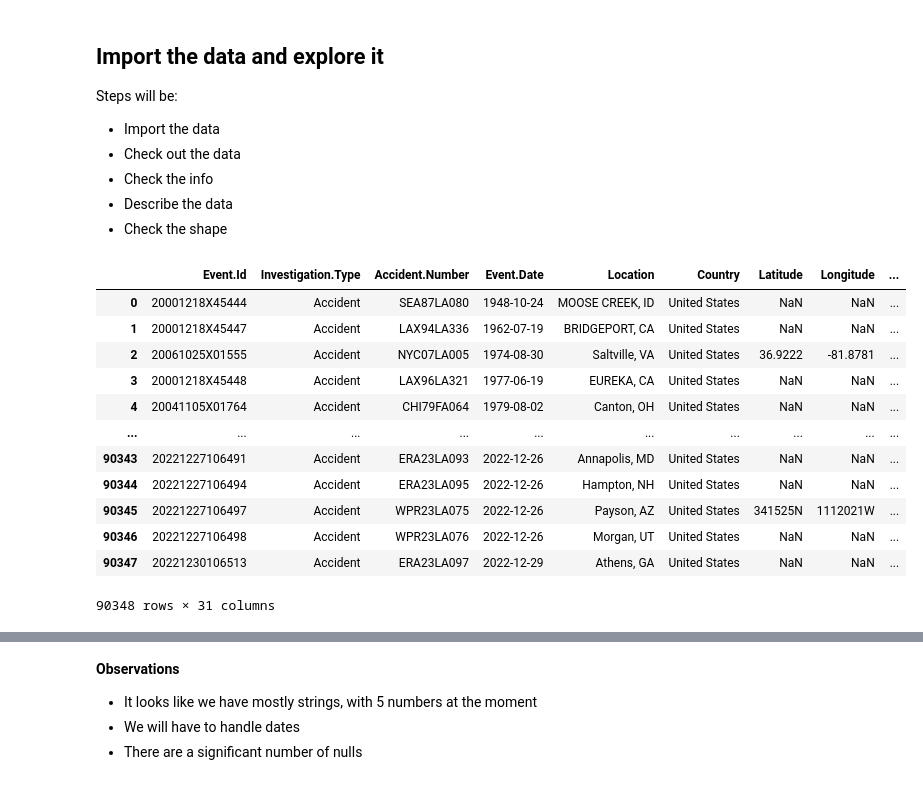
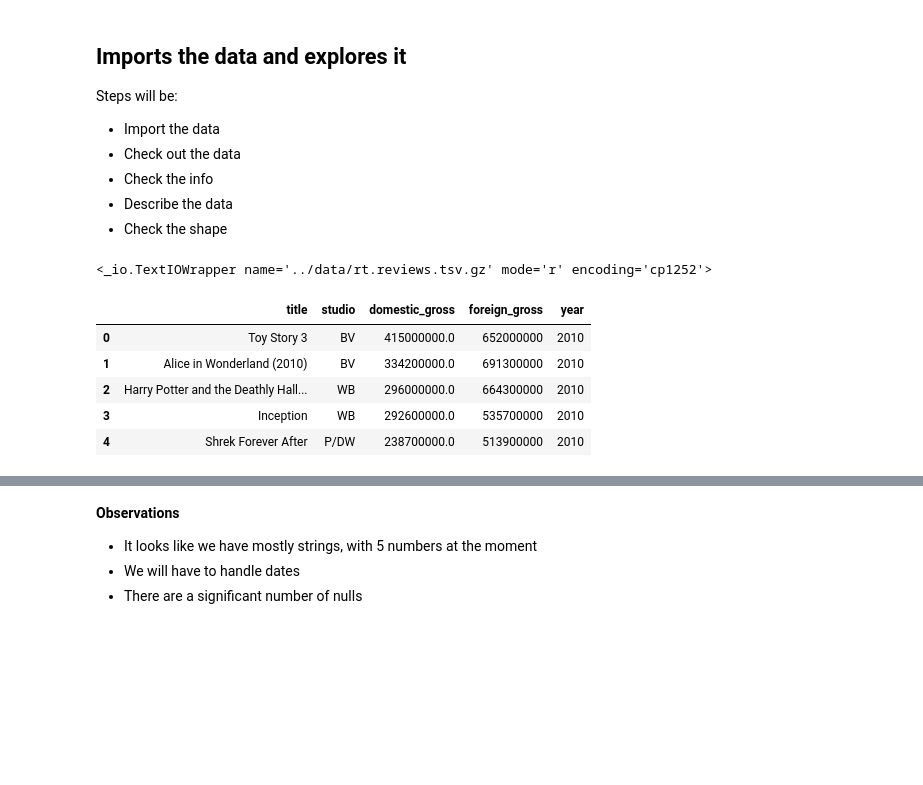
Before and after one commit to jamesleemeredith/Box-Office-Analysis, a Jupyter notebook: code/data_cleaning.ipynb, the cells around one changed output, grey strips where cells are left out. Saved outputs shown, nothing was run; the diff lists cells and outputs as text; code cells hidden in the pictures; blank space fills up the shorter version.

Commit message:
Updates data_cleaning with initial imports

```diff
--- a/code/data_cleaning.ipynb
+++ b/code/data_cleaning.ipynb
@@ -1,7 +1,7 @@
 # %%
 import pandas as pd
 # %% [markdown]
-## Import the data and explore it
+## Imports the data and explores it
 Steps will be:
 - Import the data
 - Check out the data
@@ -14,17 +11,23 @@ aviation_data_raw = pd.read_csv("../data/Aviation_Data.csv")
+# %%
+# Imports the data
+bom_raw = pd.read_csv("../data/bom.movie_gross.csv.gz")
+rt_movie_info_raw = pd.read_csv("../data/rt.movie_info.tsv.gz", delimiter="\t")
+rt_reviews_raw = pd.read_csv("../data/rt.reviews.tsv.gz", delimiter="\t", encoding='cp1252')
+tmdb_movies_raw = pd.read_csv("../data/tmdb.movies.csv.gz")
+tn_movie_budgets_raw = pd.read_csv("../data/tn.movie_budgets.csv.gz")
+# %%
+# rt_review_data_raw initially doesn't load due to an encoding error. Here we detect the encoding type before inserting it into the codeblock above
+with open("../data/rt.reviews.tsv.gz") as rt_reviews:
+    print(rt_reviews)
+# %% [output]
+<_io.TextIOWrapper name='../data/rt.reviews.tsv.gz' mode='r' encoding='cp1252'>
 # %%
 # Check out the data
-aviation_data_raw
+bom_raw.head()
 # %% [output]
-|  | Event.Id | Investigation.Type | Accident.Number | Event.Date | Location | Country | Latitude | Longitude | ... |
-| 0 | 20001218X45444 | Accident | SEA87LA080 | 1948-10-24 | MOOSE CREEK, ID | United States | NaN | NaN | ... |
-| 1 | 20001218X45447 | Accident | LAX94LA336 | 1962-07-19 | BRIDGEPORT, CA | United States | NaN | NaN | ... |
-| 2 | 20061025X01555 | Accident | NYC07LA005 | 1974-08-30 | Saltville, VA | United States | 36.9222 | -81.8781 | ... |
-| 3 | 20001218X45448 | Accident | LAX96LA321 | 1977-06-19 | EUREKA, CA | United States | NaN | NaN | ... |
-| 4 | 20041105X01764 | Accident | CHI79FA064 | 1979-08-02 | Canton, OH | United States | NaN | NaN | ... |
-| ... | ... | ... | ... | ... | ... | ... | ... | ... | ... |
-| 90343 | 20221227106491 | Accident | ERA23LA093 | 2022-12-26 | Annapolis, MD | United States | NaN | NaN | ... |
-| 90344 | 20221227106494 | Accident | ERA23LA095 | 2022-12-26 | Hampton, NH | United States | NaN | NaN | ... |
-| 90345 | 20221227106497 | Accident | WPR23LA075 | 2022-12-26 | Payson, AZ | United States | 341525N | 1112021W | ... |
-| 90346 | 20221227106498 | Accident | WPR23LA076 | 2022-12-26 | Morgan, UT | United States | NaN | NaN | ... |
-| 90347 | 20221230106513 | Accident | ERA23LA097 | 2022-12-29 | Athens, GA | United States | NaN | NaN | ... |
+|  | title | studio | domestic_gross | foreign_gross | year |
+| 0 | Toy Story 3 | BV | 415000000.0 | 652000000 | 2010 |
+| 1 | Alice in Wonderland (2010) | BV | 334200000.0 | 691300000 | 2010 |
+| 2 | Harry Potter and the Deathly Hall... | WB | 296000000.0 | 664300000 | 2010 |
+| 3 | Inception | WB | 292600000.0 | 535700000 | 2010 |
+| 4 | Shrek Forever After | P/DW | 238700000.0 | 513900000 | 2010 |
-90348 rows × 31 columns
```
Also changed, not shown: parts of 11 cells of this notebook.
